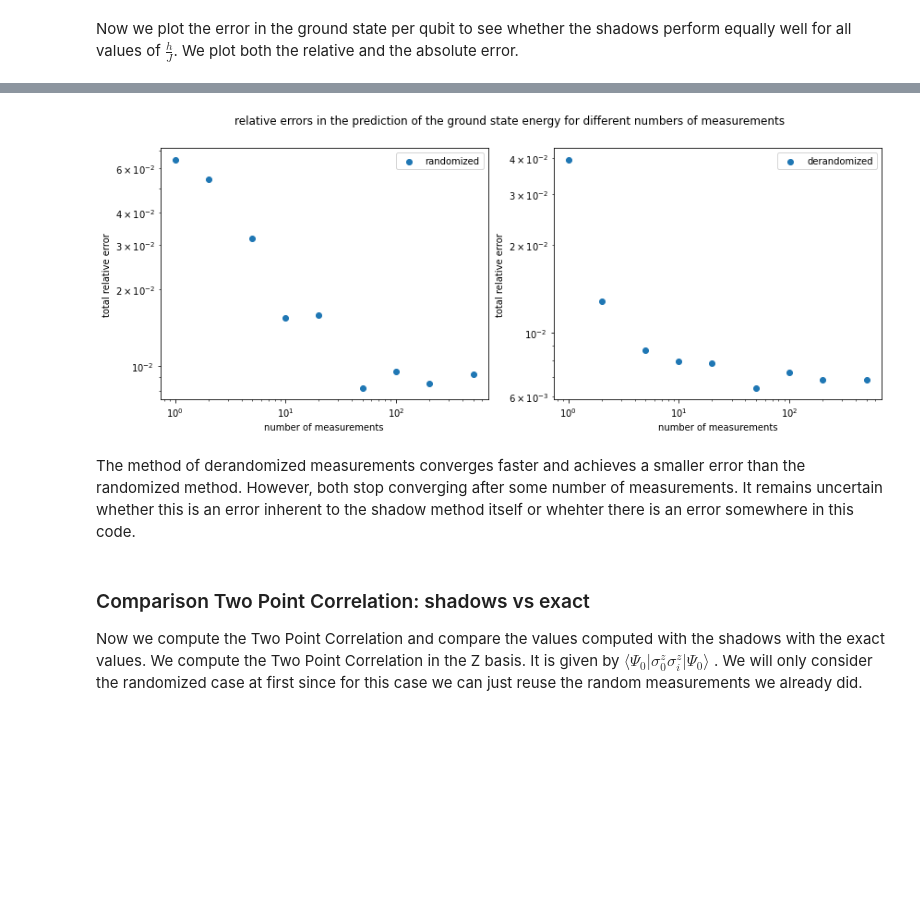
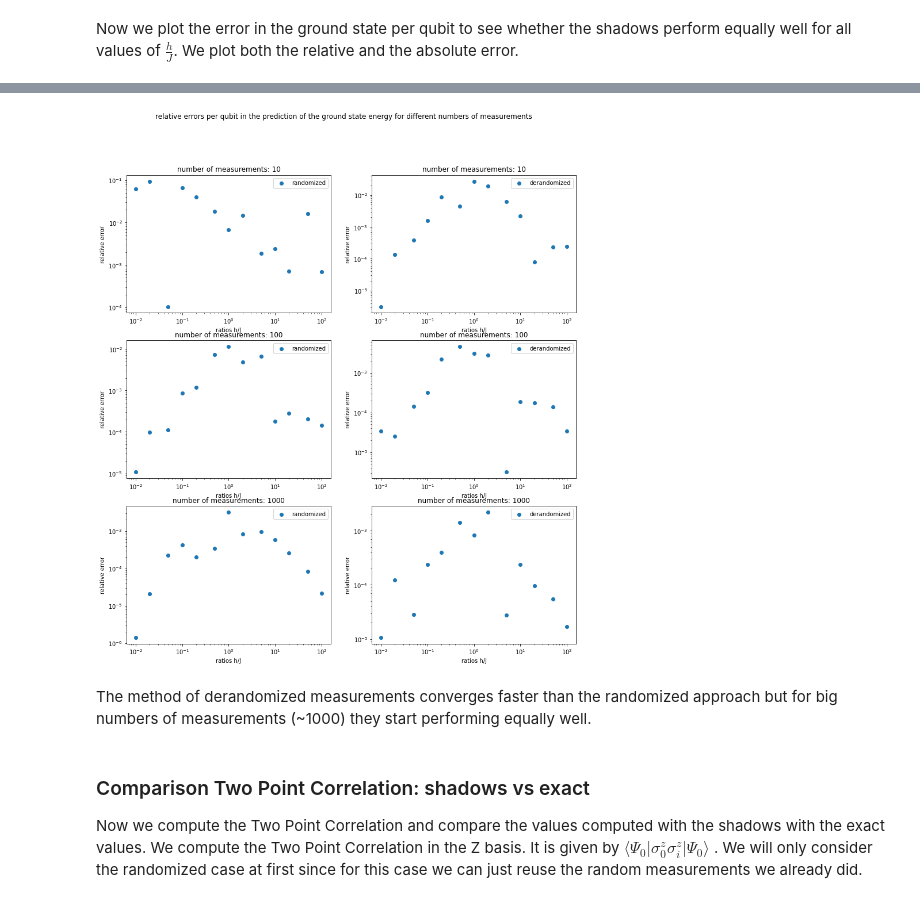
Before and after one commit to LennartBuerger/classical-shadows-for-1d-TFIM-energy-estimation, a Jupyter notebook: display_data/shadow_performance_analysis.ipynb, the cells around one changed output, grey strips where cells are left out. Saved outputs shown, nothing was run; the diff lists cells and outputs as text; code cells hidden in the pictures; blank space fills up the shorter version.

Commit message:
fixed a bug in measurement_shadow, now the predictions of energíes and two point correlations converge

```diff
--- a/display_data/shadow_performance_analysis.ipynb
+++ b/display_data/shadow_performance_analysis.ipynb
@@ -63,7 +87,7 @@ measurement_dict = measurement_dict.item()
 energy_dict = np.load(save_direc_eigs, allow_pickle='TRUE')
 energy_dict = energy_dict.item()
 # %%
-qubit_num = 12
+qubit_num = 8
 num_of_measurements = 1000
 fig, axs = plt.subplots(1, 2)
 fig.set_figheight(5)
@@ -76,7 +100,7 @@ for i in range(0, 2):
     for j in range(0, np.size(ratios_h_j)):
         measurements = measurement_dict[str(qubit_num)][str(ratios_h_j[j])][measurement_methods[i]][0:num_of_measurements]
         energy_shadow[j] = TfimHamiltonianOpenFermion(qubit_num, ratios_h_j[j],
-                                             1, 'periodic').energy_shadow(None, num_of_measurements, 'derandomized', measurements)
+                                             1, 'periodic').energy_shadow(None, num_of_measurements, measurement_methods[i], measurements)
         energy_brute[j] = energy_dict[str(1)]['periodic'][str(qubit_num)][str(ratios_h_j[j])][0]
     axs[i].scatter(ratios_h_j[:-3], energy_brute[:-3] / qubit_num, label = 'exact')
     axs[i].scatter(ratios_h_j[:-3], energy_shadow[:-3] / qubit_num, label = 'shadow ' + measurement_methods[i])
@@ -90,6 +114,7 @@ for i in range(0, 2):
 Now we plot the error in the ground state per qubit to see whether the shadows perform equally well for all values of
 $\frac{h}{J}$. We plot both the relative and the absolute error.
 # %%
+num_of_measurements = 1000
 error_types = ['absolute', 'relative']
 measurement_methods = ['randomized', 'derandomized']
 fig, axs = plt.subplots(2, 2)
@@ -98,6 +123,11 @@ fig.set_figwidth(12)
 fig.suptitle('relative and absolute errors in the prediction of the ground state energy for ' + str(num_of_measurements) + ' measurements')
 for i in range(0,2):
     for j in range(0,2):
+        energy_shadow = np.zeros(np.size(ratios_h_j))
+        for k in range(0, np.size(ratios_h_j)):
+            measurements = measurement_dict[str(qubit_num)][str(ratios_h_j[k])][measurement_methods[j]][0:num_of_measurements]
+            energy_shadow[k] = TfimHamiltonianOpenFermion(qubit_num, ratios_h_j[k],
+                                             1, 'periodic').energy_shadow(None, num_of_measurements, measurement_methods[j], measurements)
         if error_types[i] == 'absolute':
             error = (energy_shadow - energy_brute) / qubit_num
         if error_types[i] == 'relative':
@@ -137,30 +152,30 @@ where N is the number of qubits and $n_r$ the number of different ratios $\frac{
 # %%
-num_of_measurements = np.array([1, 2, 5, 10, 20, 50, 100, 200, 500])
-fig, axs = plt.subplots(1, 2)
-fig.set_figheight(5)
+num_of_measurements = np.array([10, 100, 1000])
+fig, axs = plt.subplots(3, 2)
+fig.set_figheight(15)
 fig.set_figwidth(14)
-fig.suptitle('relative errors in the prediction of the ground state energy for different numbers of measurements')
+fig.suptitle('relative errors per qubit in the prediction of the ground state energy for different numbers of measurements')
 for l in range(0, 2):
-    errors = np.zeros(np.size(num_of_measurements))
     for i in range(0, np.size(num_of_measurements)):
         energy_shadow = np.zeros(np.size(ratios_h_j))
+        energy_brute = np.zeros(np.size(ratios_h_j))
         for j in range(0, np.size(ratios_h_j)):
-            measurements = measurement_dict[str(qubit_num)][str(ratios_h_j[j])][measurement_methods[l]][int(np.sum(num_of_measurements[0:i])):int(np.sum(num_of_measurements[0:i]) + num_of_measurements[i])]
+            measurements = measurement_dict[str(qubit_num)][str(ratios_h_j[j])][measurement_methods[l]][0:num_of_measurements[i]]
             energy_shadow[j] = TfimHamiltonianOpenFermion(qubit_num,
                                                        ratios_h_j[j], 1, 'periodic').energy_shadow(None,
                                                                                                    num_of_measurements[i],
                                                                                                    measurement_methods[l], measurements)
-        errors[i] =  np.sum(np.abs(energy_shadow - energy_brute) / np.abs(energy_brute)) / qubit_num / np.size(ratios_h_j)
-    axs[l].scatter(num_of_measurements, errors, label = measurement_methods[l])
-    axs[l].set(xscale='log', yscale='log', xlabel='number of measurements', ylabel = 'total relative error')
-    axs[l].legend()
+            energy_brute[j] = energy_dict[str(1)]['periodic'][str(qubit_num)][str(ratios_h_j[j])][0]
+        errors = np.abs(energy_shadow - energy_brute) / np.abs(energy_brute) / qubit_num
+        axs[i,l].scatter(ratios_h_j, errors, label = measurement_methods[l])
+        axs[i,l].set(xscale='log', yscale='log', xlabel='ratios h/J', ylabel = 'relative error')
+        axs[i,l].set_title('number of measurements: ' + str(num_of_measurements[i]))
+        axs[i,l].legend()
 # %% [output]
-[figure, old version]
+[figure, new version]
-# %% [markdown]
-The method of derandomized measurements converges faster and achieves a smaller
-error than the randomized method. However, both stop converging after some number of
-measurements. It remains uncertain whether this is an error inherent to the shadow method
-itself or whehter there is an error somewhere in this code.
+# %% [markdown]
+The method of derandomized measurements converges faster than the randomized approach
+but for big numbers of measurements (~1000) they start performing equally well.
 # %% [markdown]
 ### Comparison Two Point Correlation: shadows vs exact
 Now we compute the Two Point Correlation and compare the values computed with the shadows with
```
Also changed, not shown: parts of 12 cells of this notebook, 9 other files.
